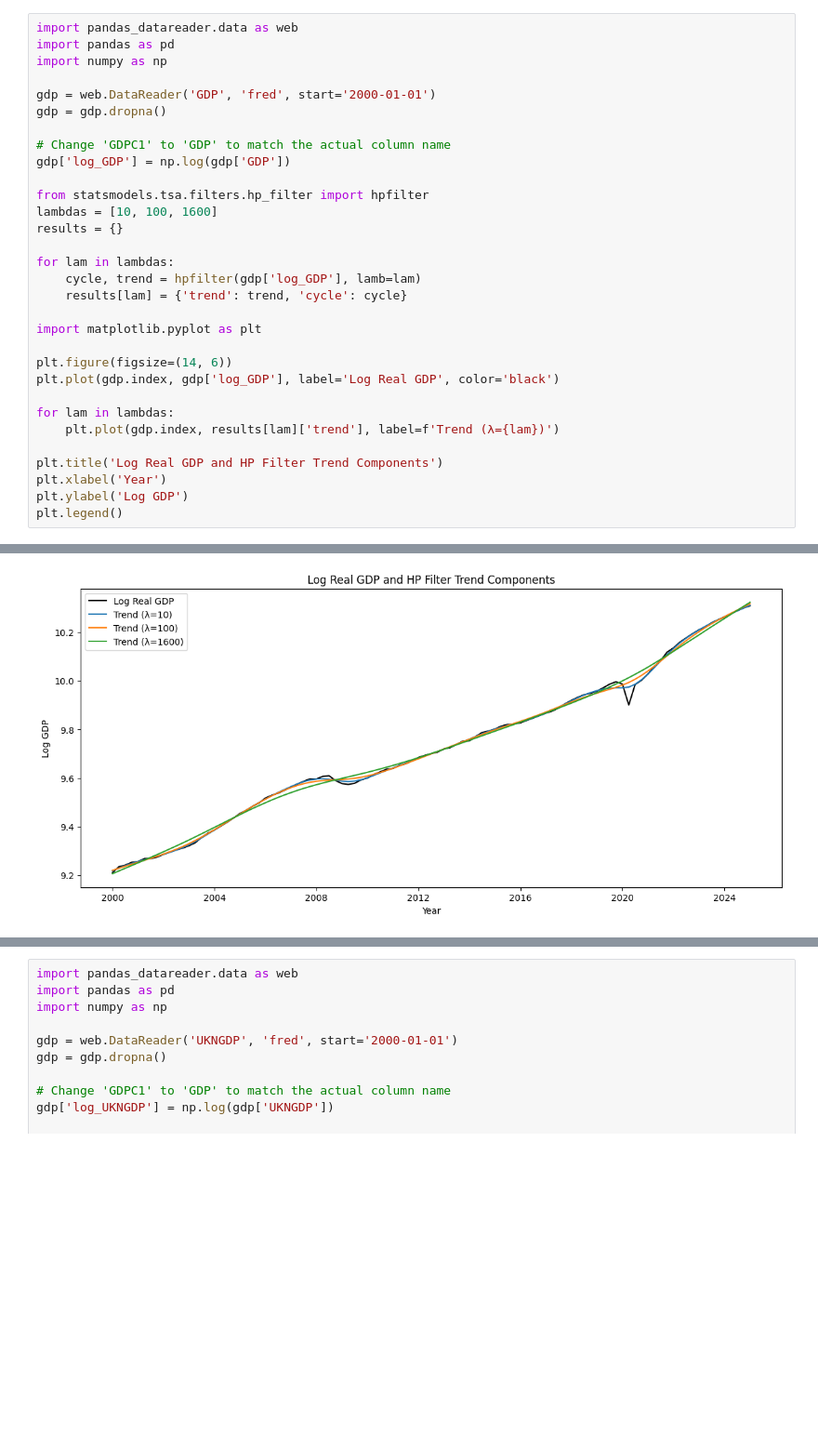
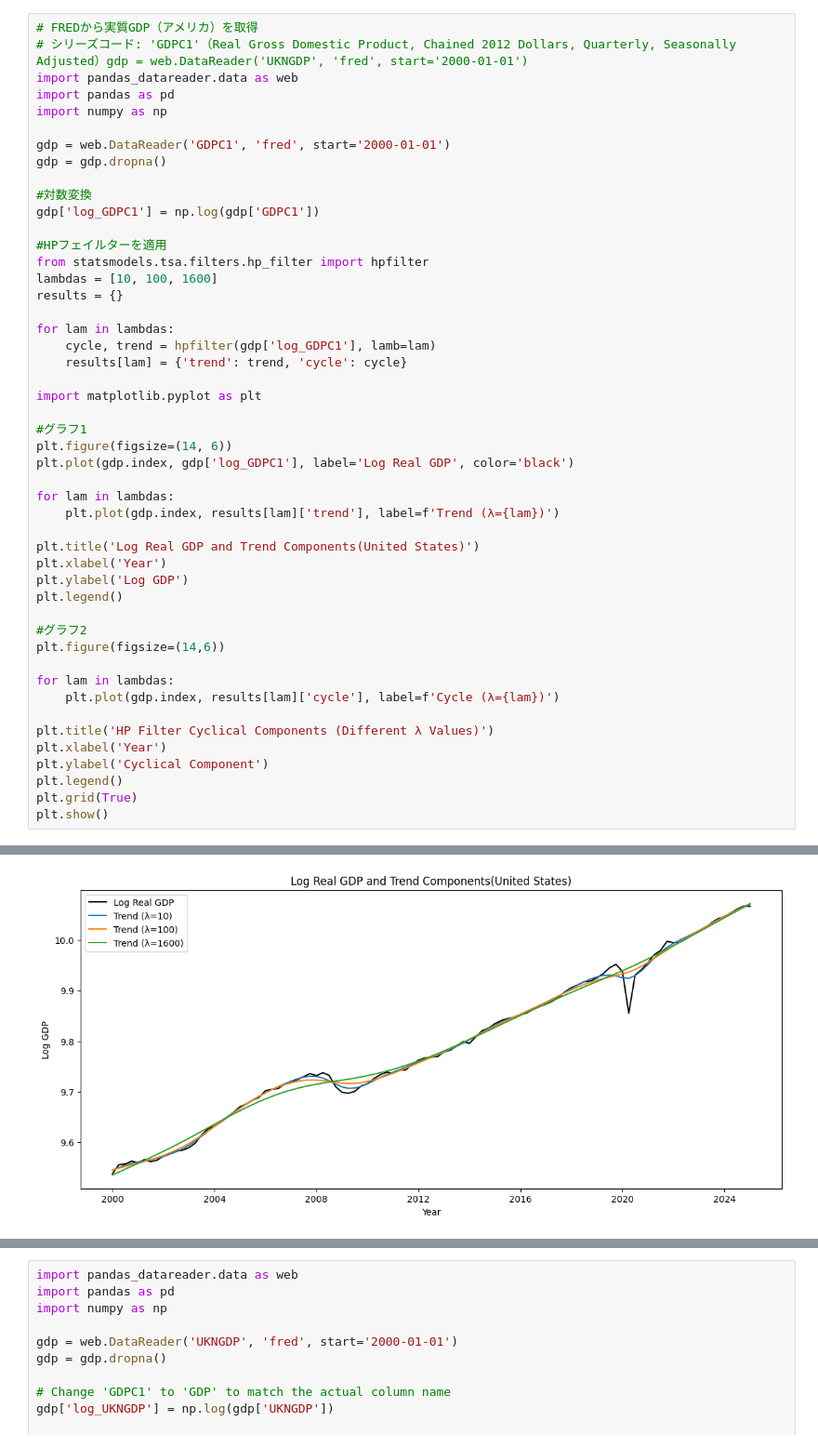
Before and after one commit to mmmmiikkkka/my-macro-project, a Jupyter notebook: project1.ipynb, the cells around one changed output, grey strips where cells are left out. Shown at 93% size. Saved outputs shown, nothing was run; the diff lists cells and outputs as text; blank space fills up the shorter version.

```diff
--- a/project1.ipynb
+++ b/project1.ipynb
@@ -1,34 +1,51 @@
 # %% [markdown]
 <a href="https://colab.research.google.com/github/mmmmiikkkka/my-macro-project/blob/main/project1.ipynb" target="_parent"><img src="https://colab.research.google.com/assets/colab-badge.svg" alt="Open In Colab"/></a>
 # %%
+# FREDから実質GDP（アメリカ）を取得
+# シリーズコード: 'GDPC1'（Real Gross Domestic Product, Chained 2012 Dollars, Quarterly, Seasonally Adjusted）gdp = web.DataReader('UKNGDP', 'fred', start='2000-01-01')
 import pandas_datareader.data as web
 import pandas as pd
 import numpy as np
 
-gdp = web.DataReader('GDP', 'fred', start='2000-01-01')
+gdp = web.DataReader('GDPC1', 'fred', start='2000-01-01')
 gdp = gdp.dropna()
 
-# Change 'GDPC1' to 'GDP' to match the actual column name
-gdp['log_GDP'] = np.log(gdp['GDP'])
+#対数変換
+gdp['log_GDPC1'] = np.log(gdp['GDPC1'])
 
+#HPフェイルターを適用
 from statsmodels.tsa.filters.hp_filter import hpfilter
 lambdas = [10, 100, 1600]
 results = {}
 
 for lam in lambdas:
-    cycle, trend = hpfilter(gdp['log_GDP'], lamb=lam)
+    cycle, trend = hpfilter(gdp['log_GDPC1'], lamb=lam)
     results[lam] = {'trend': trend, 'cycle': cycle}
 
 import matplotlib.pyplot as plt
 
+#グラフ1
 plt.figure(figsize=(14, 6))
-plt.plot(gdp.index, gdp['log_GDP'], label='Log Real GDP', color='black')
+plt.plot(gdp.index, gdp['log_GDPC1'], label='Log Real GDP', color='black')
 
 for lam in lambdas:
     plt.plot(gdp.index, results[lam]['trend'], label=f'Trend (λ={lam})')
 
-plt.title('Log Real GDP and HP Filter Trend Components')
+plt.title('Log Real GDP and Trend Components(United States)')
 plt.xlabel('Year')
 plt.ylabel('Log GDP')
 plt.legend()
+
+#グラフ2
+plt.figure(figsize=(14,6))
+
+for lam in lambdas:
+    plt.plot(gdp.index, results[lam]['cycle'], label=f'Cycle (λ={lam})')
+
+plt.title('HP Filter Cyclical Components (Different λ Values)')
+plt.xlabel('Year')
+plt.ylabel('Cyclical Component')
+plt.legend()
+plt.grid(True)
+plt.show()
 # %% [output]
@@ -36 +52 @@ plt.legend()
-[figure, old version]
+[figure, new version]
```
Also changed, not shown: parts of 3 cells of this notebook.
